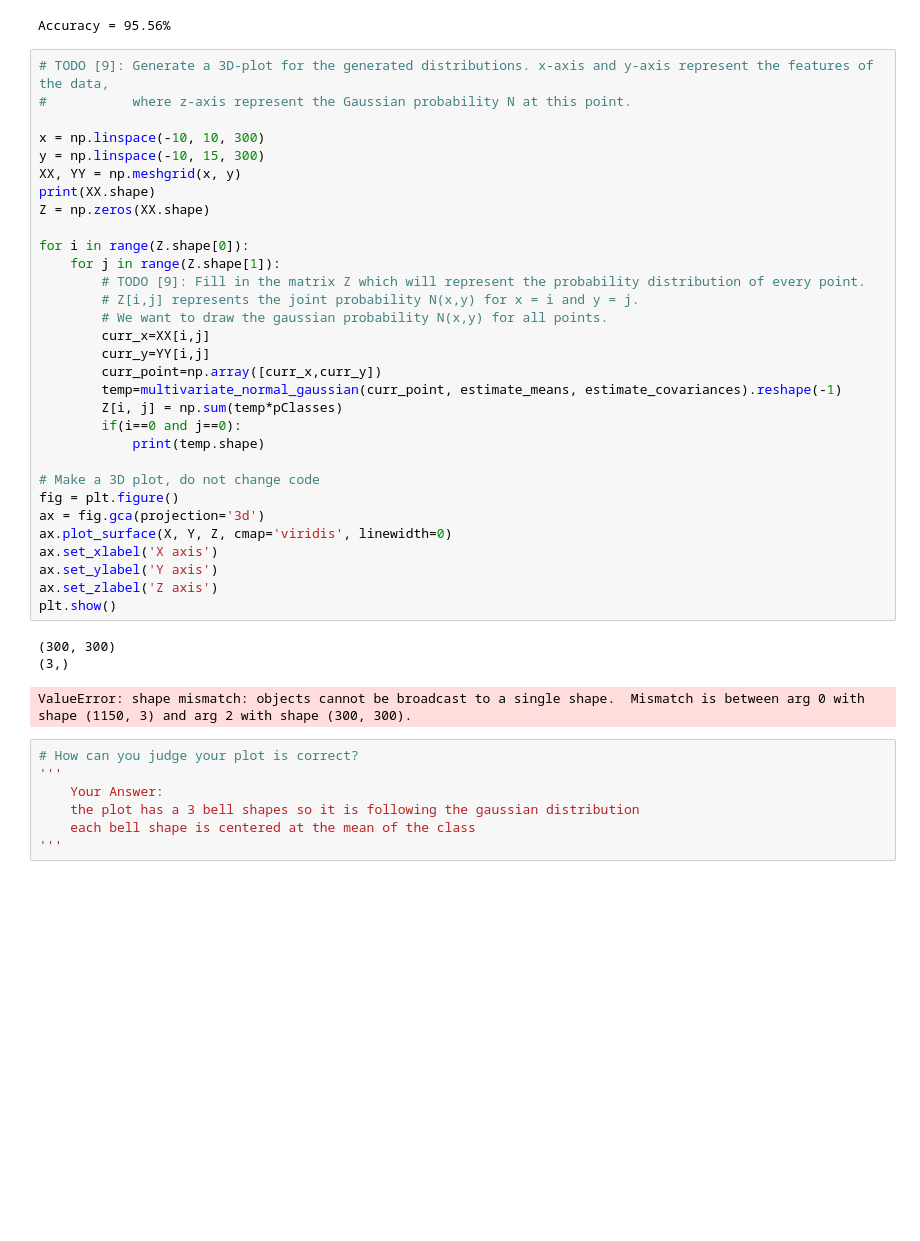
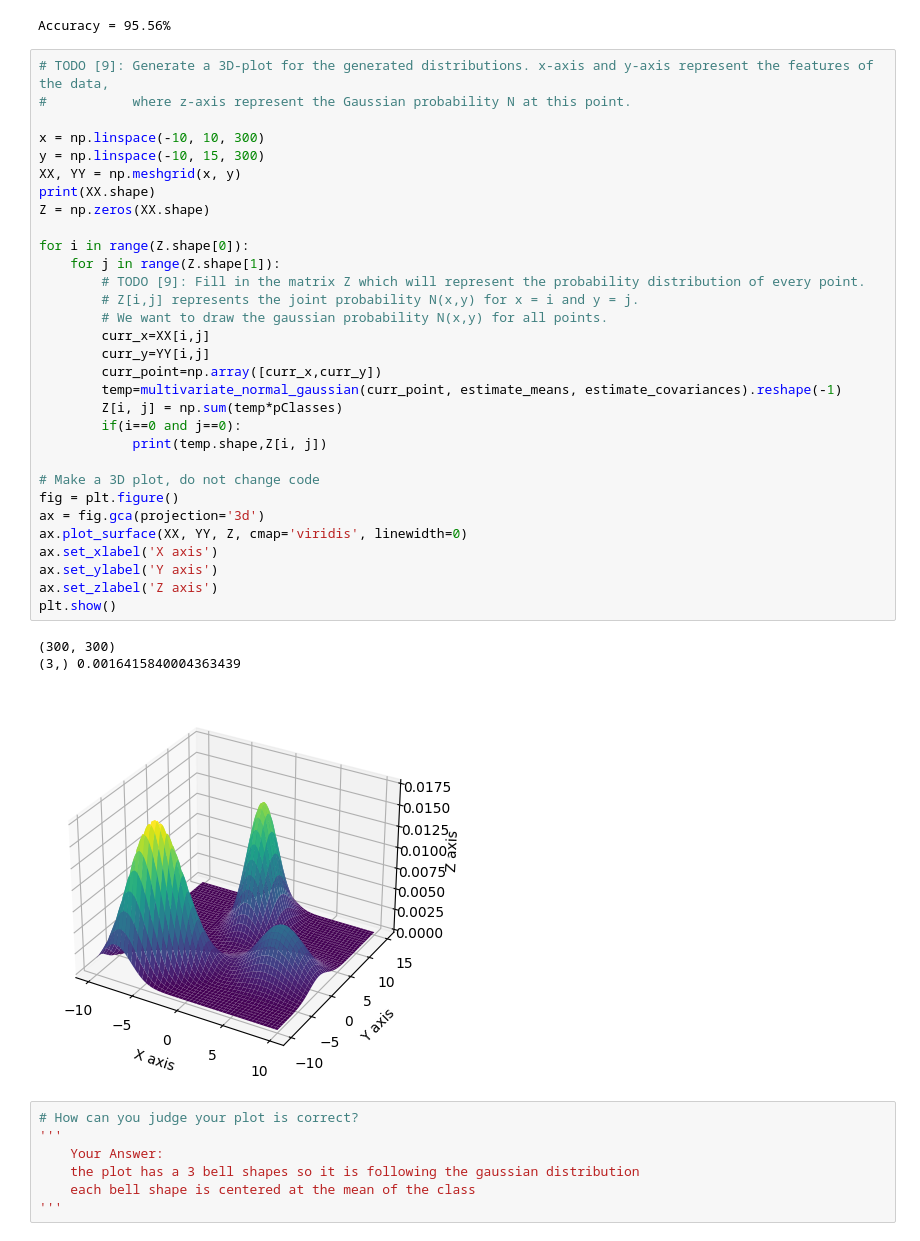
Before and after one commit to AdhamAliAbdelAal/NN-Labs, a Jupyter notebook: Lab 3 - Bayes Classifier/Lab 3 - Bayesian Classifier.ipynb, the cells around one changed output. Drawn from its saved outputs; the diff is of its cells as text; blank space fills up the shorter version.

Commit message:
fix: the shape mismatch in the last requirement

```diff
--- a/Lab 3 - Bayes Classifier/Lab 3 - Bayesian Classifier.ipynb
+++ b/Lab 3 - Bayes Classifier/Lab 3 - Bayesian Classifier.ipynb
@@ -269,37 +268,37 @@ Accuracy = 95.56%
 # TODO [9]: Generate a 3D-plot for the generated distributions. x-axis and y-axis represent the features of the data,
 #           where z-axis represent the Gaussian probability N at this point.
 
 x = np.linspace(-10, 10, 300)
 y = np.linspace(-10, 15, 300)
 XX, YY = np.meshgrid(x, y)
 print(XX.shape)
 Z = np.zeros(XX.shape)
 
 for i in range(Z.shape[0]):
     for j in range(Z.shape[1]):
         # TODO [9]: Fill in the matrix Z which will represent the probability distribution of every point.
         # Z[i,j] represents the joint probability N(x,y) for x = i and y = j.
         # We want to draw the gaussian probability N(x,y) for all points.
         curr_x=XX[i,j]
         curr_y=YY[i,j]
         curr_point=np.array([curr_x,curr_y])
         temp=multivariate_normal_gaussian(curr_point, estimate_means, estimate_covariances).reshape(-1)
         Z[i, j] = np.sum(temp*pClasses)
         if(i==0 and j==0):
-            print(temp.shape)
+            print(temp.shape,Z[i, j])
 
 # Make a 3D plot, do not change code
 fig = plt.figure()
 ax = fig.gca(projection='3d')
-ax.plot_surface(X, Y, Z, cmap='viridis', linewidth=0)
+ax.plot_surface(XX, YY, Z, cmap='viridis', linewidth=0)
 ax.set_xlabel('X axis')
 ax.set_ylabel('Y axis')
 ax.set_zlabel('Z axis')
 plt.show()
 # %% [output]
 (300, 300)
-(3,)
+(3,) 0.0016415840004363439
-ValueError: shape mismatch: objects cannot be broadcast to a single shape.  Mismatch is between arg 0 with shape (1150, 3) and arg 2 with shape (300, 300).
+[figure, added]
 # %%
 # How can you judge your plot is correct?
 '''
```
Also changed, not shown: parts of 2 cells of this notebook.
